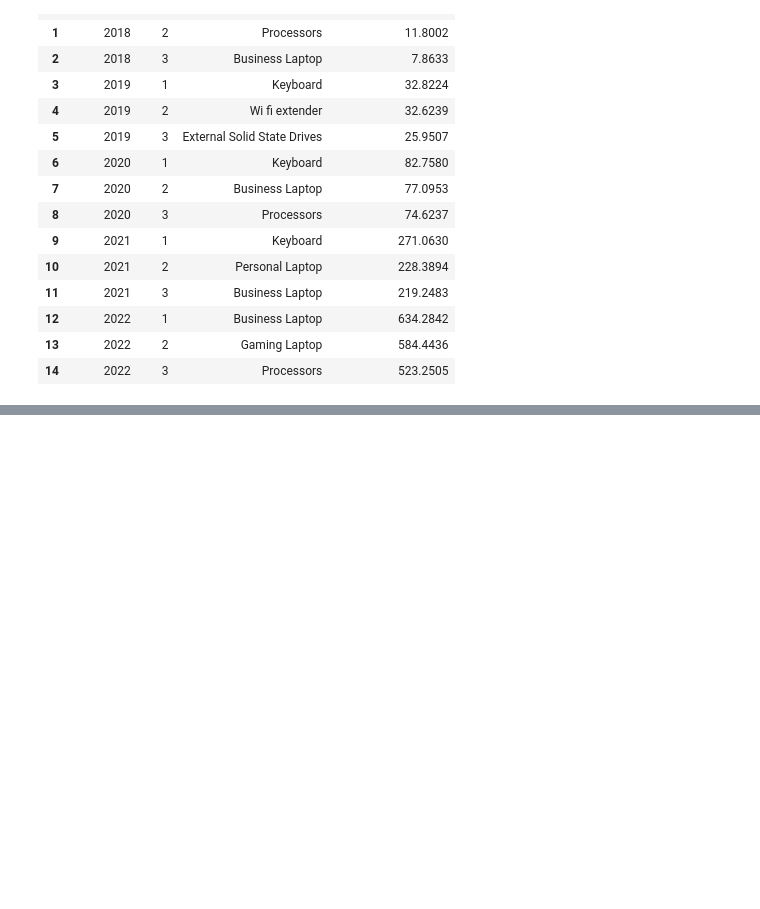
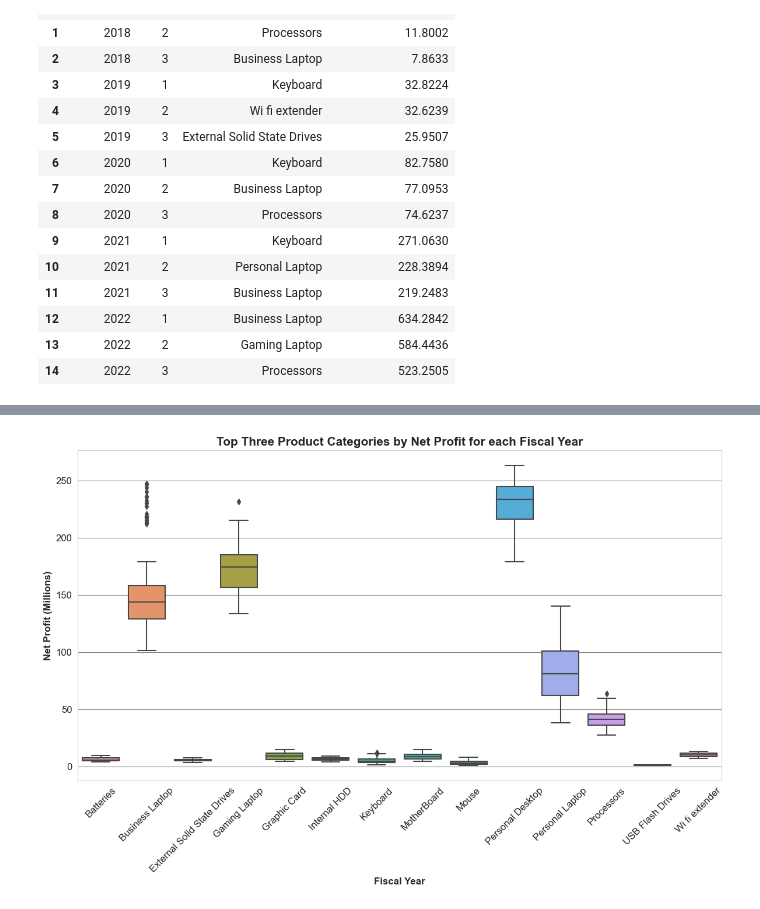
Before and after one commit to occampos/Supply-Chain-Analysis, a Jupyter notebook: analysis/sc_analysis.ipynb, the cells around one changed output, grey strips where cells are left out. Saved outputs shown, nothing was run; the diff lists cells and outputs as text; code cells hidden in the pictures; blank space fills up the shorter version.

```diff
--- a/analysis/sc_analysis.ipynb
+++ b/analysis/sc_analysis.ipynb
@@ -266,0 +429,4 @@ top_categories
+# %%
+# Merge sc_manufacturing_cost and sc_dim_product
+merge = pd.merge(sc_manufacturing_cost, sc_dim_product, how='inner', on='product_code')
+merge.head(5)
@@ -266,0 +461,17 @@ top_categories
+# %%
+# Box plot
+
+plt.figure(figsize=(12, 8))
+
+sns.boxplot(data=merge, x='category', y='manufacturing_cost')
+
+plt.title('Top Three Product Categories by Net Profit for each Fiscal Year', fontsize=15, fontweight='bold')
+plt.xlabel('Fiscal Year', fontsize=12, fontweight='bold')
+plt.ylabel('Net Profit (Millions)', fontsize=12, fontweight='bold')
+plt.yticks(fontsize=12)
+plt.xticks(rotation=45, fontsize=12)
+plt.tight_layout()
+
+plt.show()
+# %% [output]
+[figure, added]
```
Also changed, not shown: parts of 25 cells of this notebook, 1 other file.
